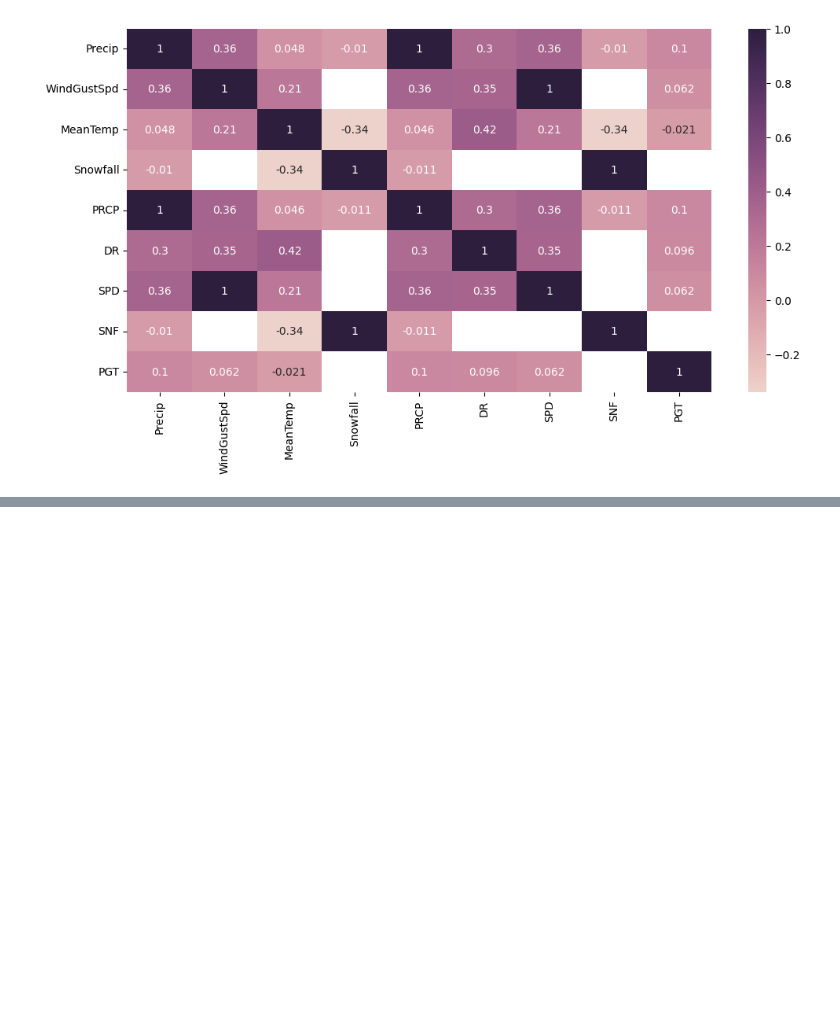
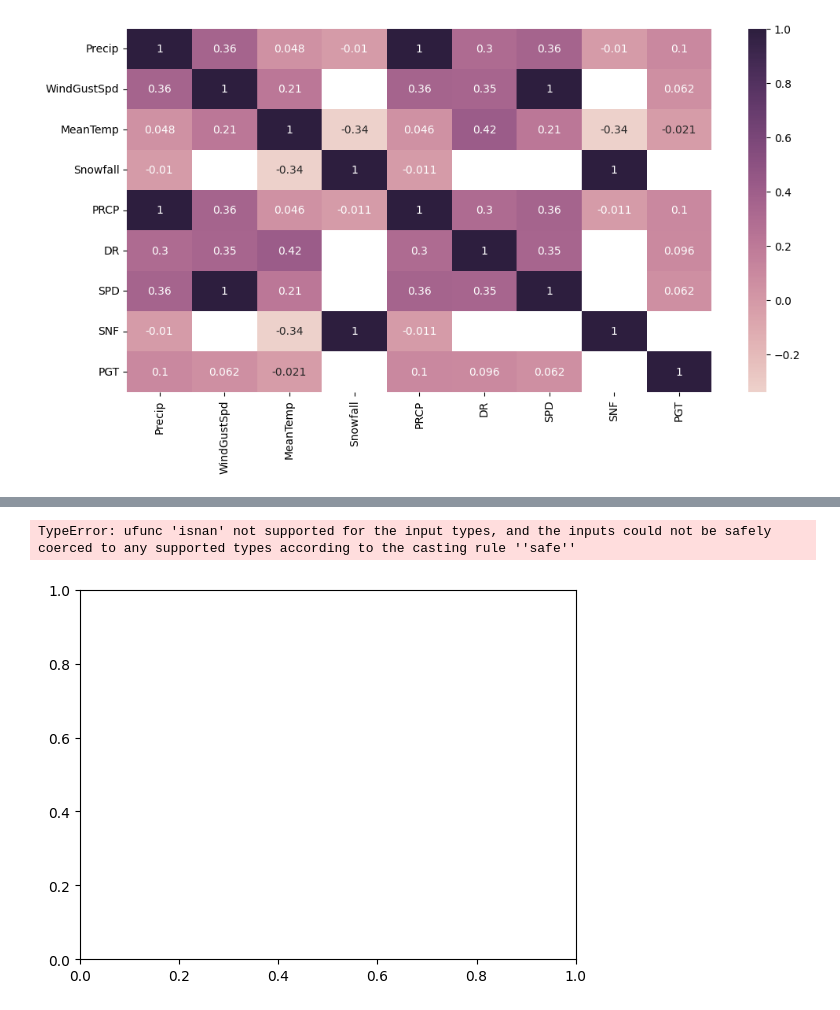
Before and after one commit to Ignanastya/TPU_ML_course, a Jupyter notebook: EDA.ipynb, the cells around one changed output, grey strips where cells are left out. Cells and saved outputs as stored; diff of their text form; code cells hidden in the pictures; blank space fills up the shorter version.

```diff
--- a/EDA.ipynb
+++ b/EDA.ipynb
@@ -293,3 +293,68 @@ df_stations.describe(include="all").T
 | ELEV | 150.0 | NaN | NaN | NaN | 467.806667 | 1805.314696 | 1.0 | 10.0 | 28.5 | 99.5 | 9999.0 |
 | Latitude | 150.0 | NaN | NaN | NaN | 20.465333 | 21.552865 | -27.6 | 7.558333 | 22.608333 | 36.316667 | 67.016667 |
 | Longitude | 150.0 | NaN | NaN | NaN | 8.865667 | 86.408716 | -175.0 | -56.6 | 8.916667 | 65.8875 | 177.366667 |
+# %%
+import statistics as stat
+
+months_dict = {1: 'Январь', 2: 'Февраль', 3: 'Март',
+               4: 'Апр', 5: 'Май', 6: 'Июнь', 7: 'Июль',
+               8: 'Август', 9: 'Сентябрь', 10: 'Октябрь',
+               11: 'Ноябрь', 12: 'Декабрь'}
+
+fig, ax = plt.subplots()
+#fig.set_size_inches(12,5)
+
+months_num = df_weather['MO'].unique()
+months_name = []
+temp_snow = []
+temp_nosnow = []
+for month in months_num:
+    months_name.append(months_dict.get(month))
+
+colors = ['red', 'orange', 'green', 'skyblue', 'blue', 'purple']
+
+for month in months_num:
+    temptemp = []
+    for index, row in df_weather.iterrows():
+        if (np.isnan(row['TSHDSBRSGF'])):
+            binStr = 0
+        else:
+            binStr = bin(int(row['TSHDSBRSGF']))[2:].zfill(10)[8]
+        if (binStr == '1'):
+            if (row['MO'] == month):
+                temptemp.append(row['MeanTemp'])
+    temp_snow.append(stat.mean(temptemp))
+
+
+ax.bar(months_name, temp_snow, color='purple')
+plt.xlabel('Месяц в году', fontweight='bold')
+plt.ylabel('Средняя температура', fontweight='bold')
+plt.show()
+
+barWidth = 0.25
+
+IT = [12, 30, 1, 8, 22]
+ECE = [28, 6, 16, 5, 10]
+CSE = [29, 3, 24, 25, 17]
+
+br1 = np.arange(len(IT))
+br2 = [x + barWidth for x in br1]
+br3 = [x + barWidth for x in br2]
+
+plt.bar(br1, IT, color ='r', width = barWidth,
+        edgecolor ='grey', label ='IT')
+plt.bar(br2, ECE, color ='g', width = barWidth,
+        edgecolor ='grey', label ='ECE')
+plt.bar(br3, CSE, color ='b', width = barWidth,
+        edgecolor ='grey', label ='CSE')
+
+plt.xlabel('Branch', fontweight ='bold', fontsize = 15)
+plt.ylabel('Students passed', fontweight ='bold', fontsize = 15)
+plt.xticks([r + barWidth for r in range(len(IT))],
+        ['2015', '2016', '2017', '2018', '2019'])
+
+plt.legend()
+plt.show()
+# %% [output]
+TypeError: ufunc 'isnan' not supported for the input types, and the inputs could not be safely coerced to any supported types according to the casting rule ''safe''
+[figure, added]
```
Also changed, not shown: parts of 1 cell of this notebook, 23 other files.
